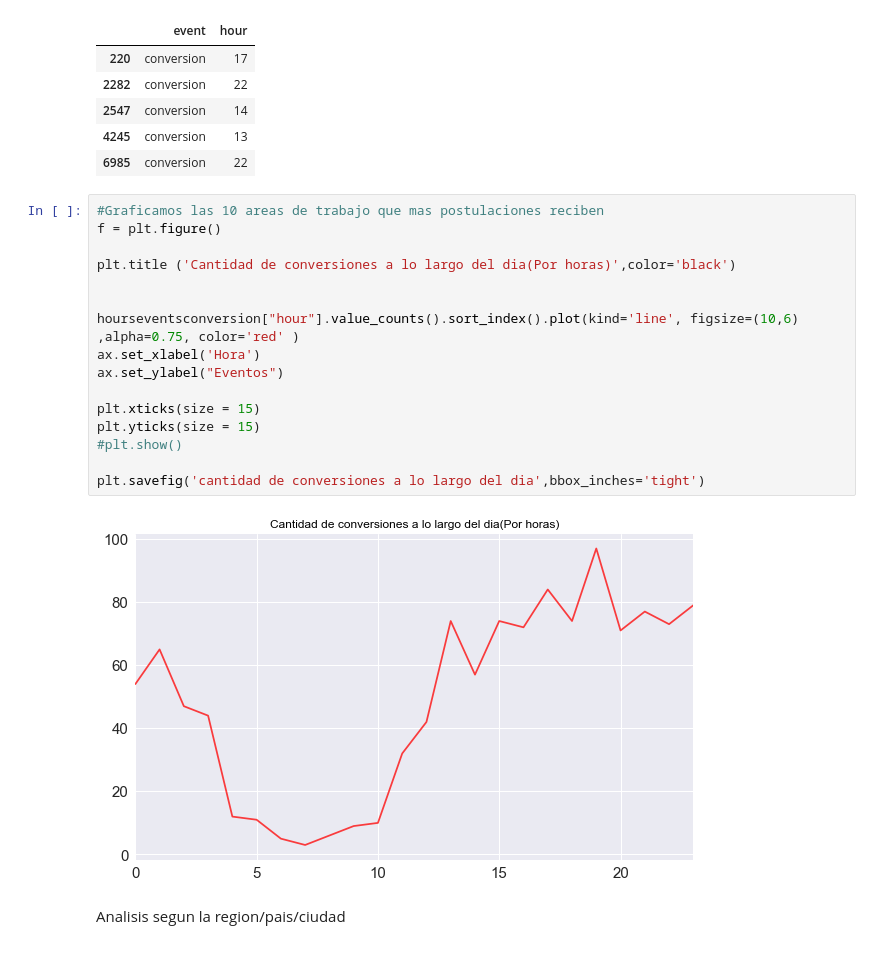
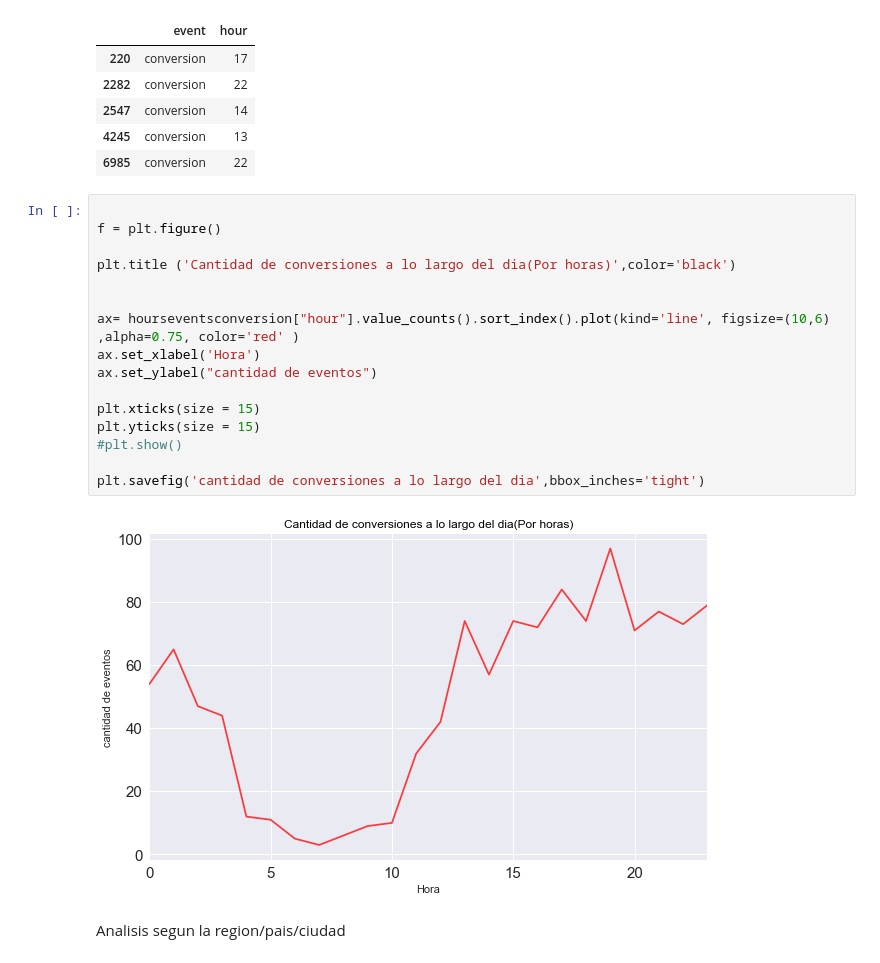
Before and after one commit to fonse451/Datos, a Jupyter notebook: AnalisisExploratorio-Trocafone.ipynb, the cells around one changed output. Drawn from its saved outputs; the diff is of its cells as text.

```diff
--- a/AnalisisExploratorio-Trocafone.ipynb
+++ b/AnalisisExploratorio-Trocafone.ipynb
@@ -847,23 +847,23 @@ hourseventsconversion.head()
 | 4245 | conversion | 13 |
 | 6985 | conversion | 22 |
 # %%
-#Graficamos las 10 areas de trabajo que mas postulaciones reciben
+
 f = plt.figure()
 
 plt.title ('Cantidad de conversiones a lo largo del dia(Por horas)',color='black')
 
 
-hourseventsconversion["hour"].value_counts().sort_index().plot(kind='line', figsize=(10,6) ,alpha=0.75, color='red' )
+ax= hourseventsconversion["hour"].value_counts().sort_index().plot(kind='line', figsize=(10,6) ,alpha=0.75, color='red' )
 ax.set_xlabel('Hora')
-ax.set_ylabel("Eventos")
+ax.set_ylabel("cantidad de eventos")
 
 plt.xticks(size = 15)
 plt.yticks(size = 15)
 #plt.show()
 
 plt.savefig('cantidad de conversiones a lo largo del dia',bbox_inches='tight')
 # %% [output]
-[figure, old version]
+[figure, new version]
 # %% [markdown]
 Analisis segun la region/pais/ciudad
 # %%
```
Also changed, not shown: parts of 1 cell of this notebook.
